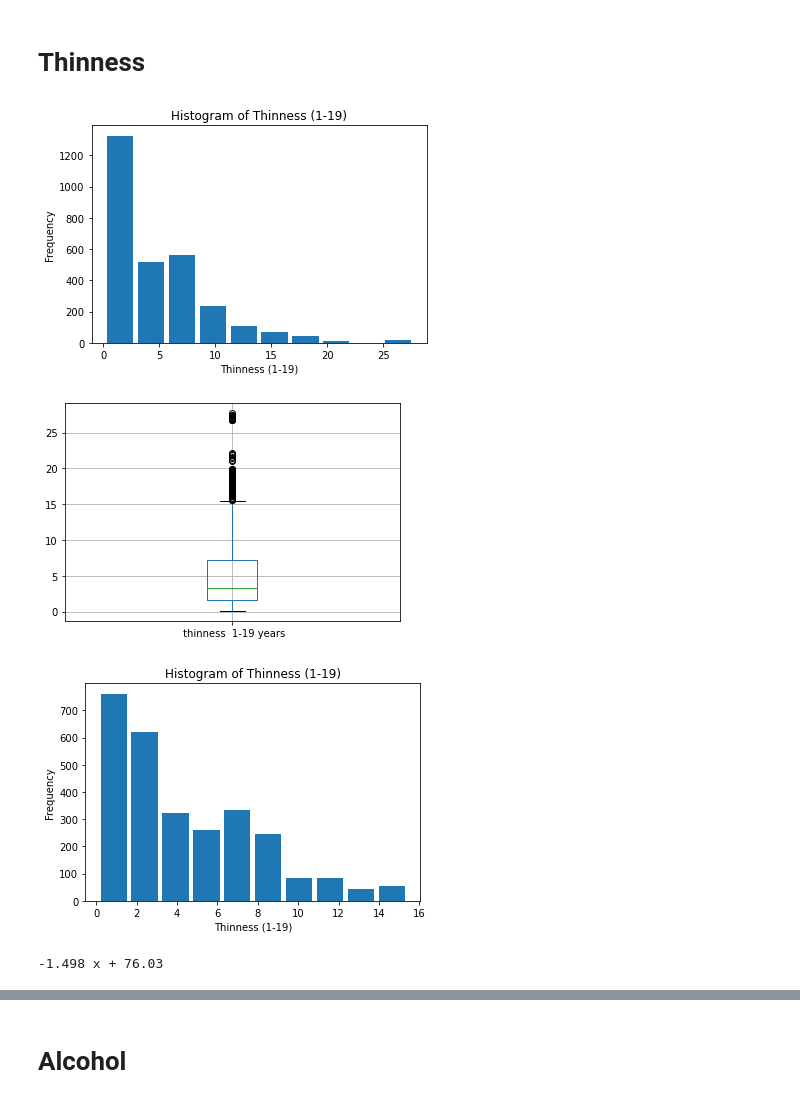
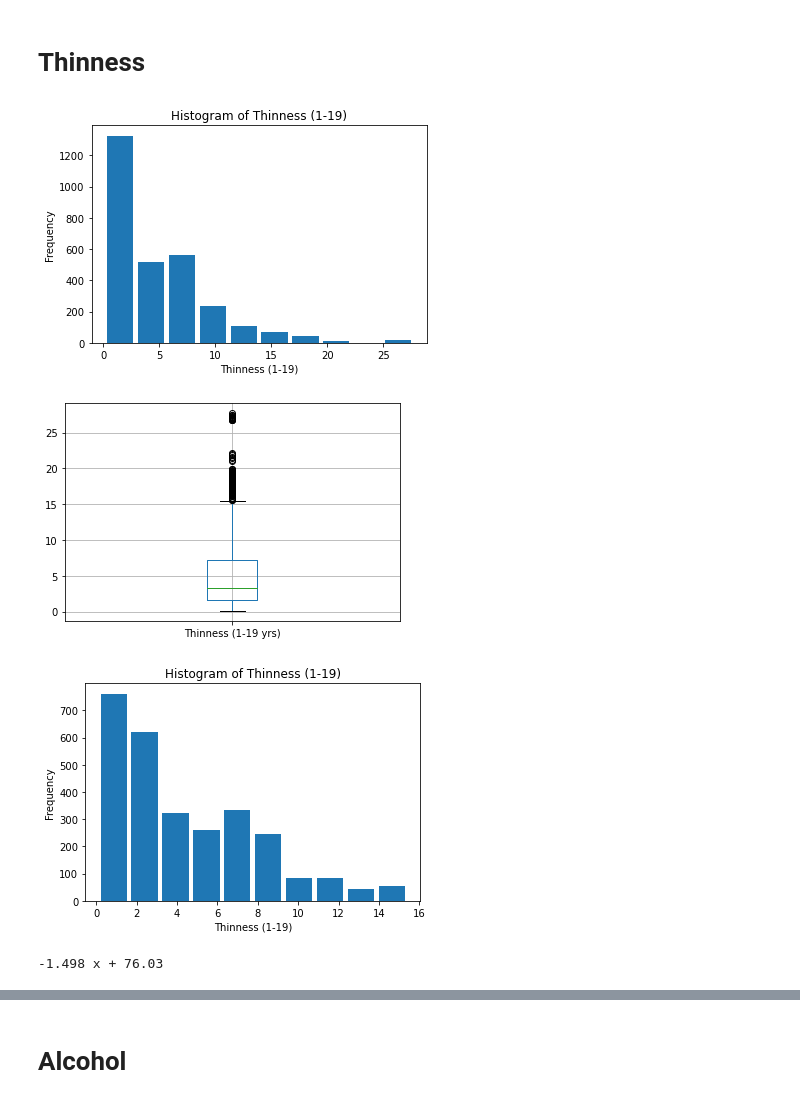
Before and after one commit to ryan-egbert/life-expectancy, a Jupyter notebook: scripts/final_project_v2.ipynb, the cells around one changed output, grey strips where cells are left out. Cells and saved outputs as stored; diff of their text form; code cells hidden in the pictures.

```diff
--- a/scripts/final_project_v2.ipynb
+++ b/scripts/final_project_v2.ipynb
@@ -145,9 +145,10 @@ Index(['Country', 'Year', 'Status', 'Life expectancy ', 'Adult Mortality',
        'New Measles', 'Immunization Score', 'New Population'],
       dtype='object')
 # %%
-data = data[['Country', 'Year', 'Status', 'Life expectancy ', 'Adult Mortality',
-       'infant deaths', 'Alcohol', 'percentage expenditure', 'Hepatitis B', 'under-five deaths ', 'Polio', 'Total expenditure',
-       'Diphtheria ', ' HIV/AIDS',
-       ' thinness  1-19 years', ' thinness 5-9 years',
-       'Income composition of resources', 'Schooling', 'New BMI', 'New GDP',
-       'New Measles', 'Immunization Score', 'New Population']]
+data = data[['Country', 'Year', 'Status', 'Life expectancy ',
+        'infant deaths', 'Alcohol', 'percentage expenditure',
+        'Hepatitis B', 'under-five deaths ', 'Polio',
+        'Total expenditure', 'Diphtheria ', ' HIV/AIDS',
+        ' thinness  1-19 years', ' thinness 5-9 years',
+        'Income composition of resources', 'Schooling', 'New BMI', 'New GDP',
+        'New Measles', 'Immunization Score', 'New Population']]
@@ -418,50 +444,50 @@ plt.show()
 # %% [markdown]
 # Thinness
 # %%
-thinness = data[['Country', 'Year', 'Status', 'Life expectancy ', ' thinness  1-19 years','New Population']]
-thinness = thinness.dropna(subset=[" thinness  1-19 years"]).copy()
+thinness = data[['Country', 'Year', 'Status', 'Life Expectancy', 'Thinness (1-19 yrs)','Population']]
+thinness = thinness.dropna(subset=["Thinness (1-19 yrs)"]).copy()
 
-plt.hist(x=thinness[' thinness  1-19 years'], rwidth=0.85)
+plt.hist(x=thinness['Thinness (1-19 yrs)'], rwidth=0.85)
 plt.xlabel('Thinness (1-19)')
 plt.ylabel('Frequency')
 plt.title('Histogram of Thinness (1-19)')
 plt.show()
 
-thinness.boxplot(column = [' thinness  1-19 years'])
+thinness.boxplot(column = ['Thinness (1-19 yrs)'])
 plt.show()
 
-Q1 = thinness[' thinness  1-19 years'].quantile(q=0.25)
-Q3 = thinness[' thinness  1-19 years'].quantile(q=0.75)
-mask1 = (thinness[' thinness  1-19 years'] < Q3 + 1.5 * (Q3-Q1)) & (thinness[' thinness  1-19 years'] > Q1 - 1.5 * (Q3-Q1))
+Q1 = thinness['Thinness (1-19 yrs)'].quantile(q=0.25)
+Q3 = thinness['Thinness (1-19 yrs)'].quantile(q=0.75)
+mask1 = (thinness['Thinness (1-19 yrs)'] < Q3 + 1.5 * (Q3-Q1)) & (thinness['Thinness (1-19 yrs)'] > Q1 - 1.5 * (Q3-Q1))
 thinness = thinness[mask1]
 
-plt.hist(x=thinness[' thinness  1-19 years'], rwidth=0.85)
+plt.hist(x=thinness['Thinness (1-19 yrs)'], rwidth=0.85)
 plt.xlabel('Thinness (1-19)')
 plt.ylabel('Frequency')
 plt.title('Histogram of Thinness (1-19)')
 plt.show()
 
-x1 = thinness[' thinness  1-19 years'][thinness['Status'] == 'Developing']
-y1 = thinness['Life expectancy '][thinness['Status'] == 'Developing']
-x2 = thinness[' thinness  1-19 years'][thinness['Status'] == 'Developed']
-y2 = thinness['Life expectancy '][thinness['Status'] == 'Developed']
+x1 = thinness['Thinness (1-19 yrs)'][thinness['Status'] == 'Developing']
+y1 = thinness['Life Expectancy'][thinness['Status'] == 'Developing']
+x2 = thinness['Thinness (1-19 yrs)'][thinness['Status'] == 'Developed']
+y2 = thinness['Life Expectancy'][thinness['Status'] == 'Developed']
 plt.figure(figsize=(10,7))
 plt.scatter(x1, y1, marker=".", color='red')
 plt.scatter(x2, y2, marker='.', color='blue')
 plt.legend(['Developing', 'Developed'])
 
-model = np.poly1d(np.polyfit(thinness[' thinness  1-19 years'], thinness['Life expectancy '], 1))
+model = np.poly1d(np.polyfit(thinness['Thinness (1-19 yrs)'], thinness['Life Expectancy'], 1))
 polyline = np.linspace(0,16)
 plt.plot(polyline, model(polyline), color = "black")
 print(model)
 plt.title('Life Expectancy vs Thinness (1-19)')
 plt.xlabel('Thinness (1-19)')
 plt.ylabel("Life Expectancy")
 plt.savefig("thinness1-19.png")
 plt.show()
 # %% [output]
 [figure]
-[figure, old version]
+[figure, new version]
 [figure]
 -1.498 x + 76.03
 [figure]
```
Also changed, not shown: parts of 22 cells of this notebook, 9 other files.
